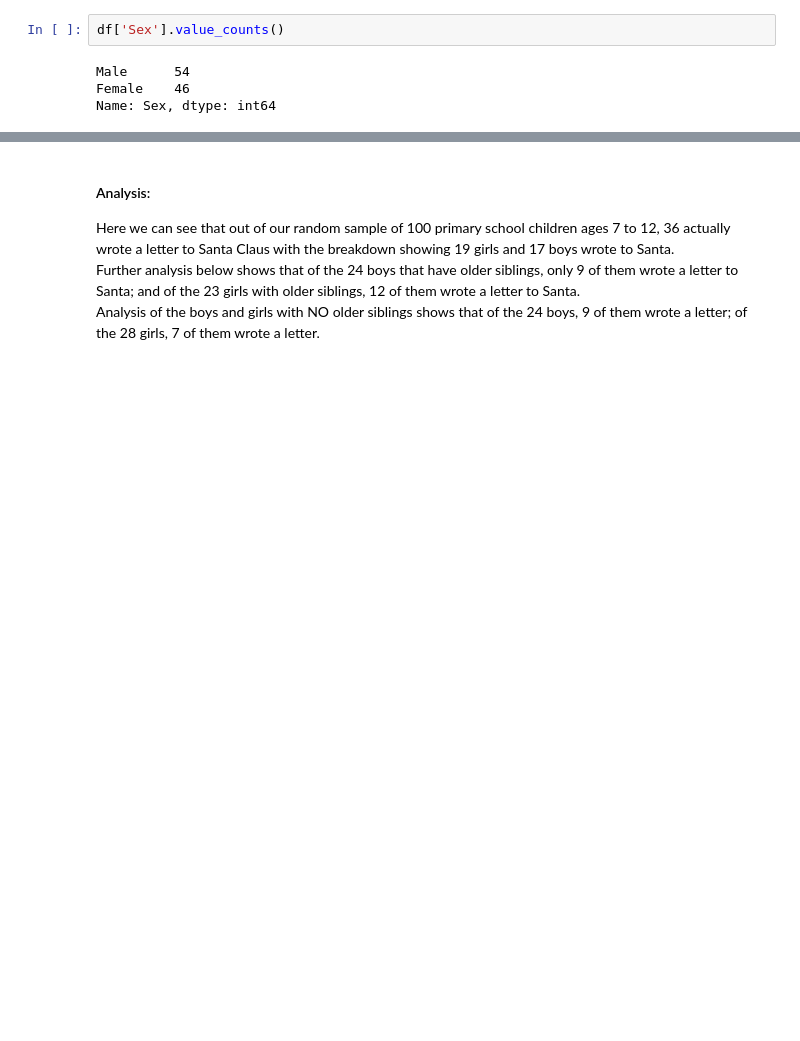
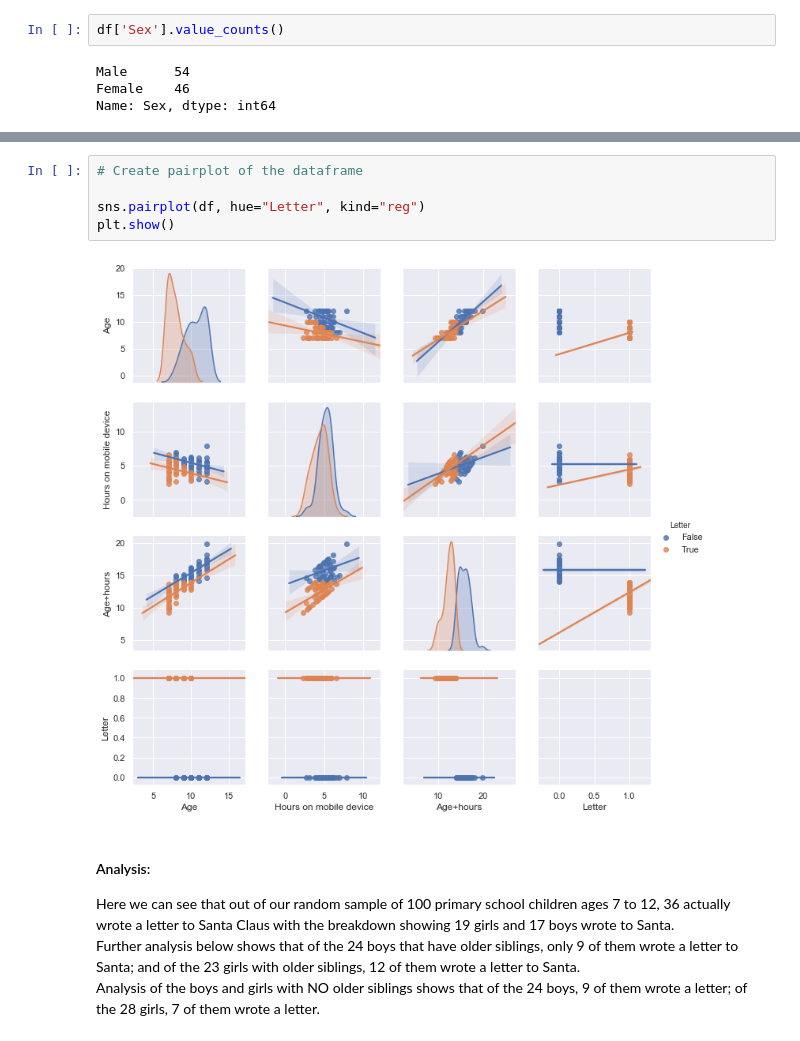
Before and after one commit to JulianConneely/Programming-for-Data-Analysis-Project-Dec18, a Jupyter notebook: Santa Claus.ipynb, the cells around one changed output, grey strips where cells are left out. Cells and saved outputs as stored; diff of their text form; blank space fills up the shorter version.

```diff
--- a/Santa Claus.ipynb
+++ b/Santa Claus.ipynb
@@ -304,3 +291,10 @@ sns.regplot(x="Sex", y="Letter", data=df)
+# %%
+# Create pairplot of the dataframe
+
+sns.pairplot(df, hue="Letter", kind="reg")
+plt.show()
+# %% [output]
+[figure, added]
 # %% [markdown]
 #### Analysis:
 Here we can see that out of our random sample of 100 primary school children ages 7 to 12, 36 actually wrote a letter to Santa Claus with the breakdown showing 19 girls and 17 boys wrote to Santa.<br>
```
Also changed, not shown: parts of 2 cells of this notebook.
